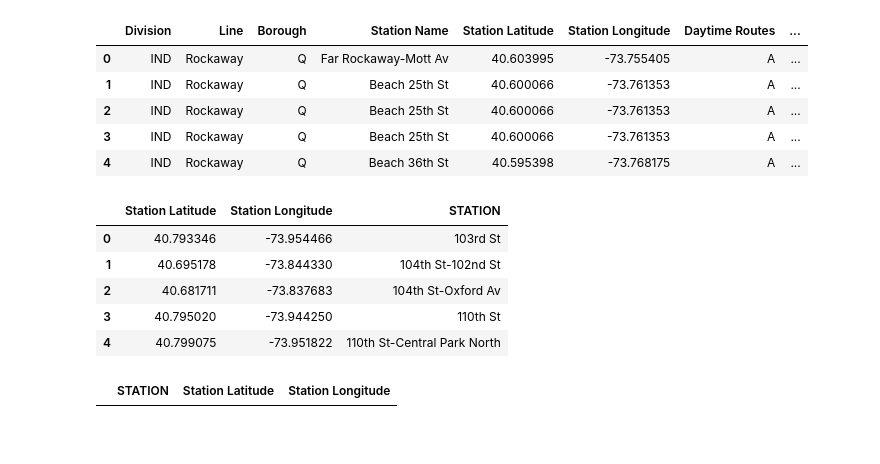
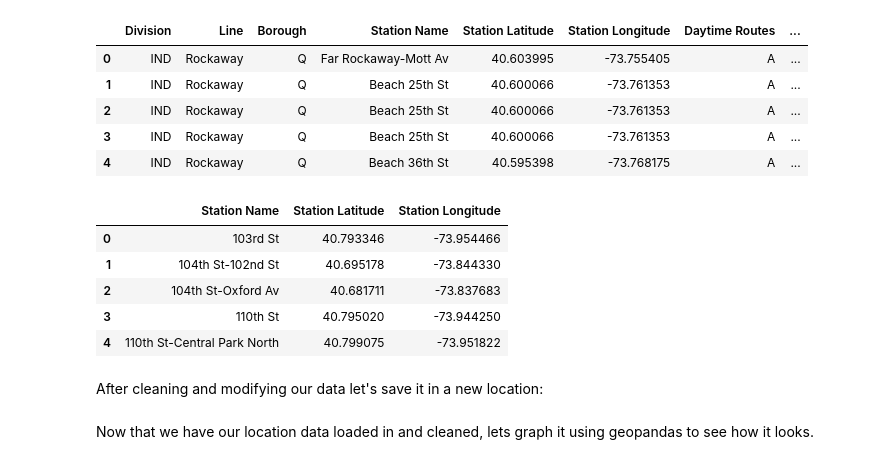
Before and after one commit to drod75/mta_train_data, a Jupyter notebook: analysis.ipynb, the cells around one changed output. Saved outputs shown, nothing was run; the diff lists cells and outputs as text; code cells hidden in the pictures.

```diff
--- a/analysis.ipynb
+++ b/analysis.ipynb
@@ -60,13 +79,11 @@ train_locations.head()
 | 4 | IND | Rockaway | Q | Beach 36th St | 40.595398 | -73.768175 | A | ... |
 # %%
 train_latlong = train_locations.groupby('Station Name')[['Station Latitude','Station Longitude']].median().reset_index()
-train_latlong['STATION'] = train_latlong['Station Name']
-train_latlong.drop(['Station Name'], axis=1, inplace=True)
 train_latlong.head()
 # %% [output]
-|  | Station Latitude | Station Longitude | STATION |
-| 0 | 40.793346 | -73.954466 | 103rd St |
-| 1 | 40.695178 | -73.844330 | 104th St-102nd St |
-| 2 | 40.681711 | -73.837683 | 104th St-Oxford Av |
-| 3 | 40.795020 | -73.944250 | 110th St |
-| 4 | 40.799075 | -73.951822 | 110th St-Central Park North |
+|  | Station Name | Station Latitude | Station Longitude |
+| 0 | 103rd St | 40.793346 | -73.954466 |
+| 1 | 104th St-102nd St | 40.695178 | -73.844330 |
+| 2 | 104th St-Oxford Av | 40.681711 | -73.837683 |
+| 3 | 110th St | 40.795020 | -73.944250 |
+| 4 | 110th St-Central Park North | 40.799075 | -73.951822 |
@@ -80,6 +90,2 @@ df['STATION'] = df['STATION'].apply(remove_train)
-# %%
-only_station = df['STATION']
-train_stations = pd.merge(only_station, train_latlong, on='STATION')
-train_stations.head()
-# %% [output]
-|  | STATION | Station Latitude | Station Longitude |
+# %% [markdown]
+After cleaning and modifying our data let's save it in a new location:
@@ -85,0 +95,2 @@ train_stations.head()
+# %% [markdown]
+Now that we have our location data loaded in and cleaned, lets graph it using geopandas to see how it looks.
```
Also changed, not shown: parts of 6 cells of this notebook, 2 other files.
